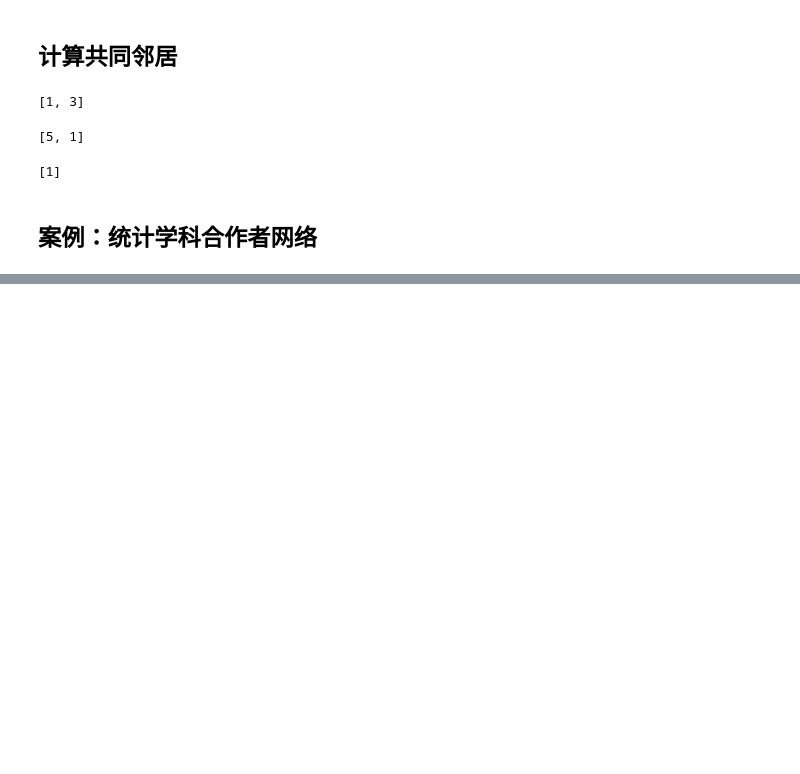
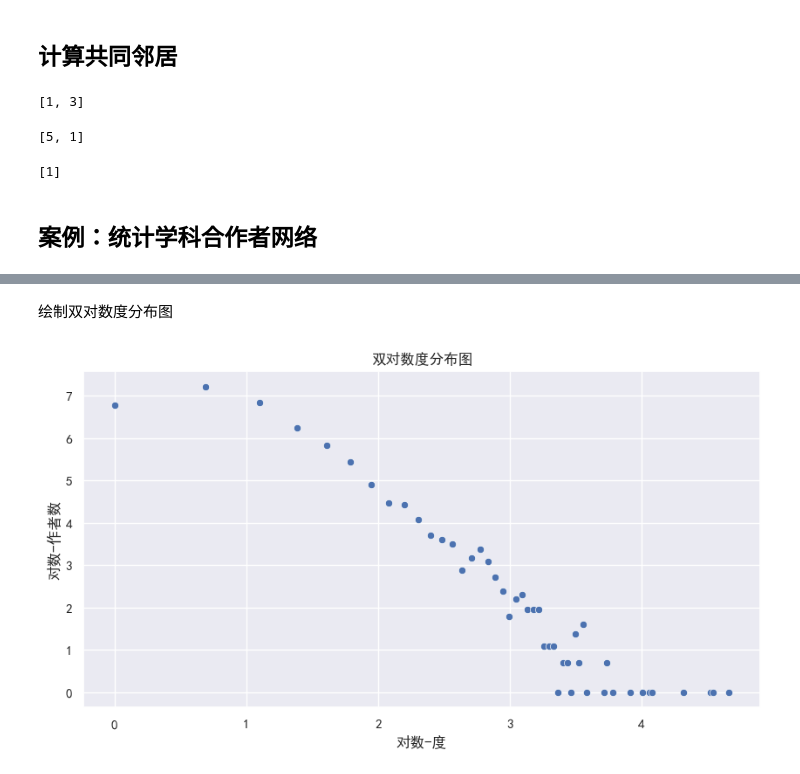
Before and after one commit to z-my-cn/NSDA, a Jupyter notebook: Code/Python/Ch04.ipynb, the cells around one changed output, grey strips where cells are left out. Cells and saved outputs as stored; diff of their text form; code cells hidden in the pictures; blank space fills up the shorter version.

```diff
--- a/Code/Python/Ch04.ipynb
+++ b/Code/Python/Ch04.ipynb
@@ -596,0 +637,18 @@ list(nx.common_neighbors(g_6, 2, 4))
+# %% [markdown]
+绘制双对数度分布图
+# %%
+# 绘制双对数度分布图
+# 计数
+freq = d.groupby('degree').size().reset_index(name='count')
+# 计算对数
+freq['log_count'] = np.log(freq['count'])
+freq['log_degree'] = np.log(freq['degree'])
+# 绘图
+plt.figure(figsize=(10, 5))
+sns.scatterplot(data=freq, x='log_degree', y='log_count')
+plt.xlabel('对数-度')
+plt.ylabel('对数-作者数')
+plt.title('双对数度分布图')
+plt.show()
+# %% [output]
+[figure, added]
```
Also changed, not shown: parts of 12 cells of this notebook, 1 other file.
